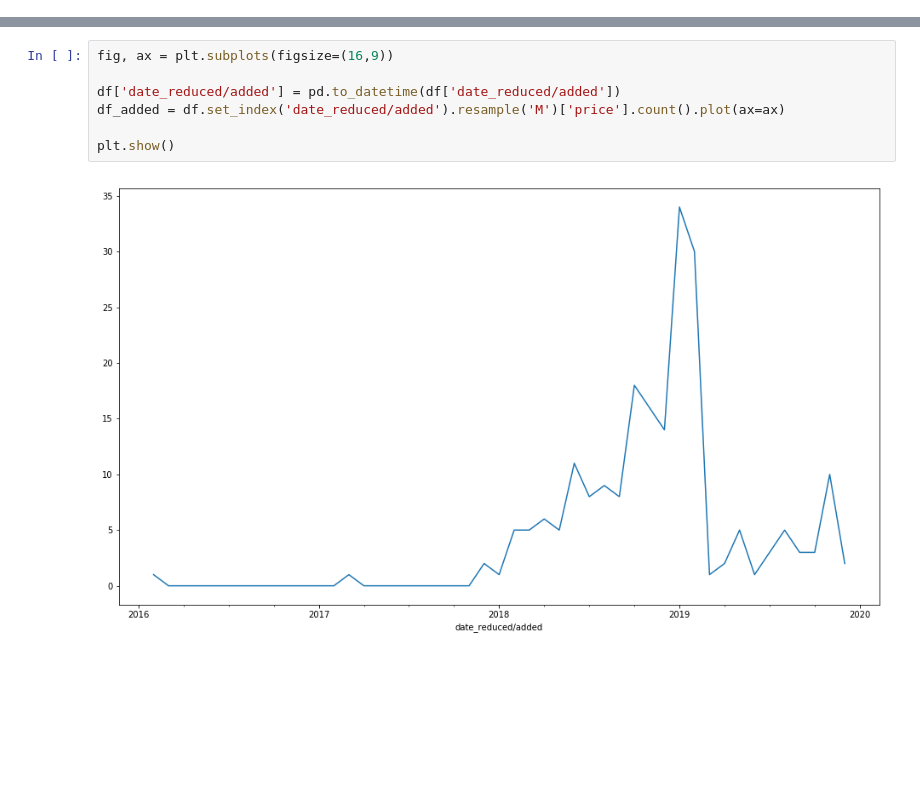
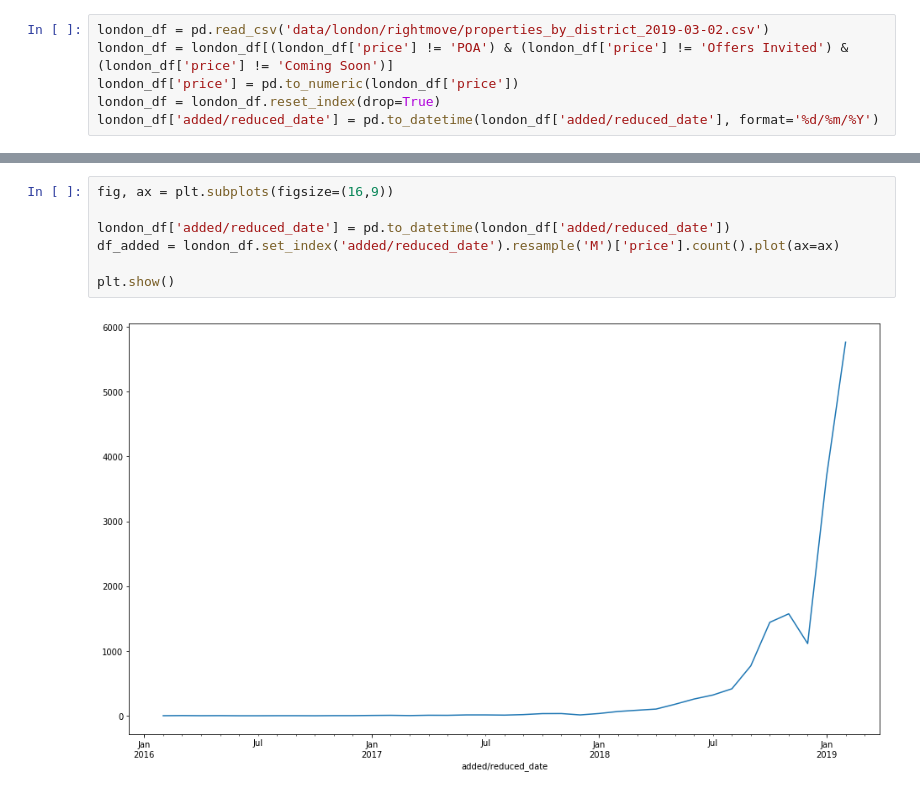
Before and after one commit to jackcballinger/housing, a Jupyter notebook: mapping.ipynb, the cells around one changed output, grey strips where cells are left out. Drawn from its saved outputs; the diff is of its cells as text; blank space fills up the shorter version.

```diff
--- a/mapping.ipynb
+++ b/mapping.ipynb
@@ -13,0 +21,6 @@ df = df.reset_index(drop=True)
+# %%
+london_df = pd.read_csv('data/london/rightmove/properties_by_district_2019-03-02.csv')
+london_df = london_df[(london_df['price'] != 'POA') & (london_df['price'] != 'Offers Invited') & (london_df['price'] != 'Coming Soon')]
+london_df['price'] = pd.to_numeric(london_df['price'])
+london_df = london_df.reset_index(drop=True)
+london_df['added/reduced_date'] = pd.to_datetime(london_df['added/reduced_date'], format='%d/%m/%Y')
@@ -47,9 +75,9 @@ plt.show()
 # %%
 fig, ax = plt.subplots(figsize=(16,9))
 
-df['date_reduced/added'] = pd.to_datetime(df['date_reduced/added'])
-df_added = df.set_index('date_reduced/added').resample('M')['price'].count().plot(ax=ax)
+london_df['added/reduced_date'] = pd.to_datetime(london_df['added/reduced_date'])
+df_added = london_df.set_index('added/reduced_date').resample('M')['price'].count().plot(ax=ax)
 
 plt.show()
 # %% [output]
-[figure, old version]
+[figure, new version]
```
Also changed, not shown: parts of 20 cells of this notebook, 5 other files.
